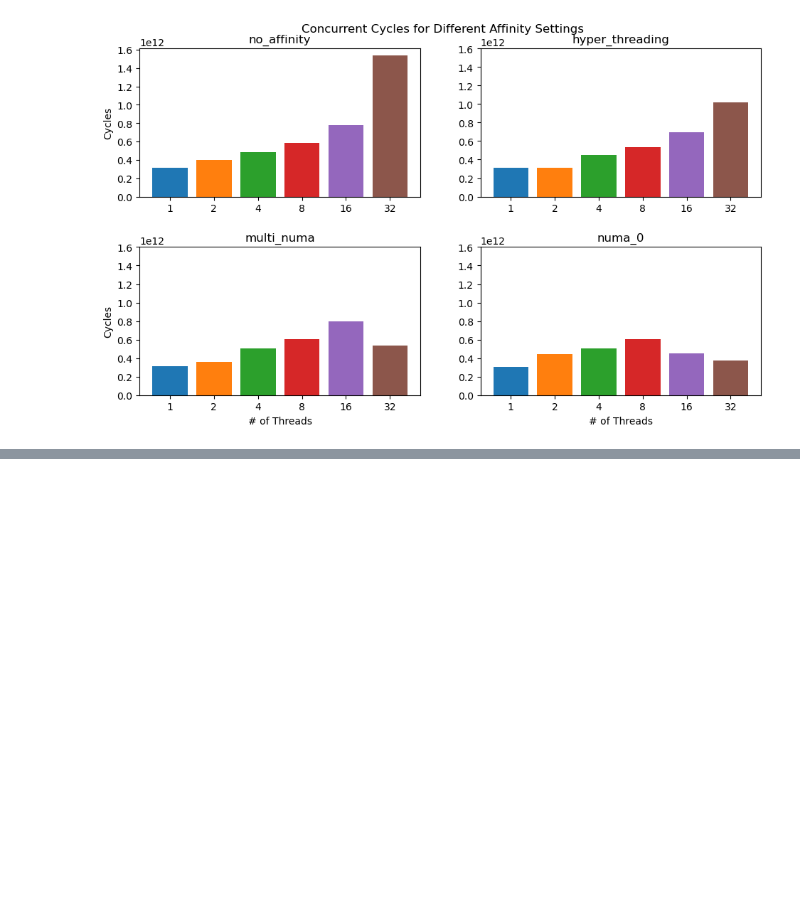
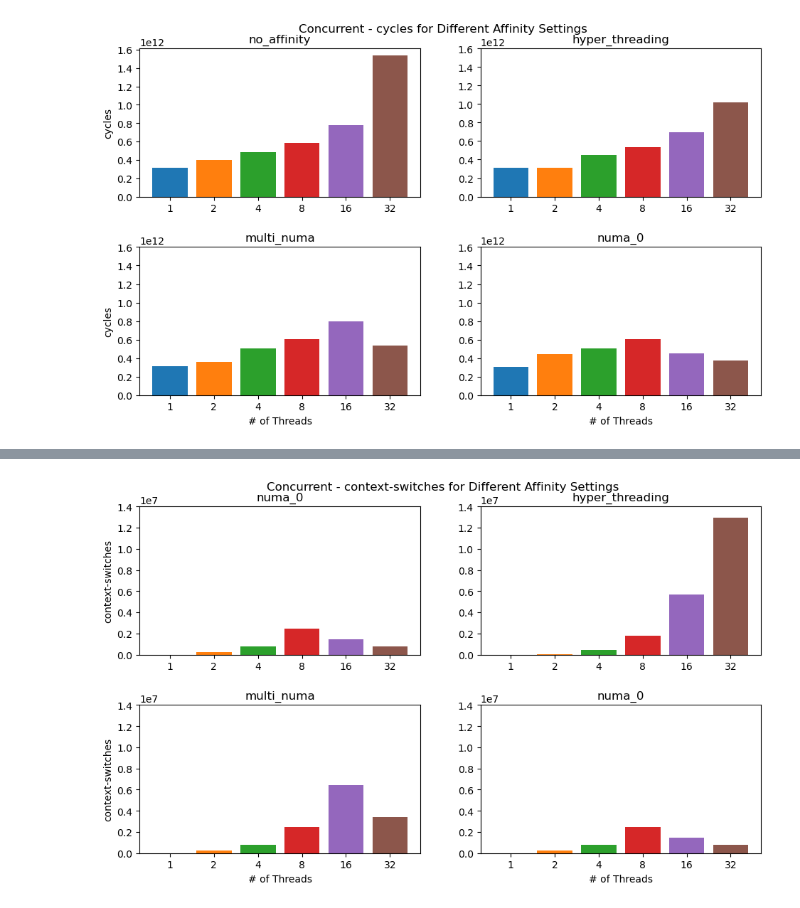
Before and after one commit to xXPinkmagicXx/csp, a Jupyter notebook: perf_graph.ipynb, the cells around one changed output, grey strips where cells are left out. Drawn from its saved outputs; the diff is of its cells as text; code cells hidden in the pictures; blank space fills up the shorter version.

```diff
--- a/perf_graph.ipynb
+++ b/perf_graph.ipynb
@@ -262,0 +302,6 @@ fig, ax = create_bar_chart('cache-misses', yticks)
+# %%
+key = 'context-switches'
+yticks = [i * 10e5 for i in range(0, 15, 2)]
+fig, ax = create_bar_chart(key, 'concurrent', yticks, save=True)
+# %% [output]
+[figure, added]
```
Also changed, not shown: parts of 10 cells of this notebook.
